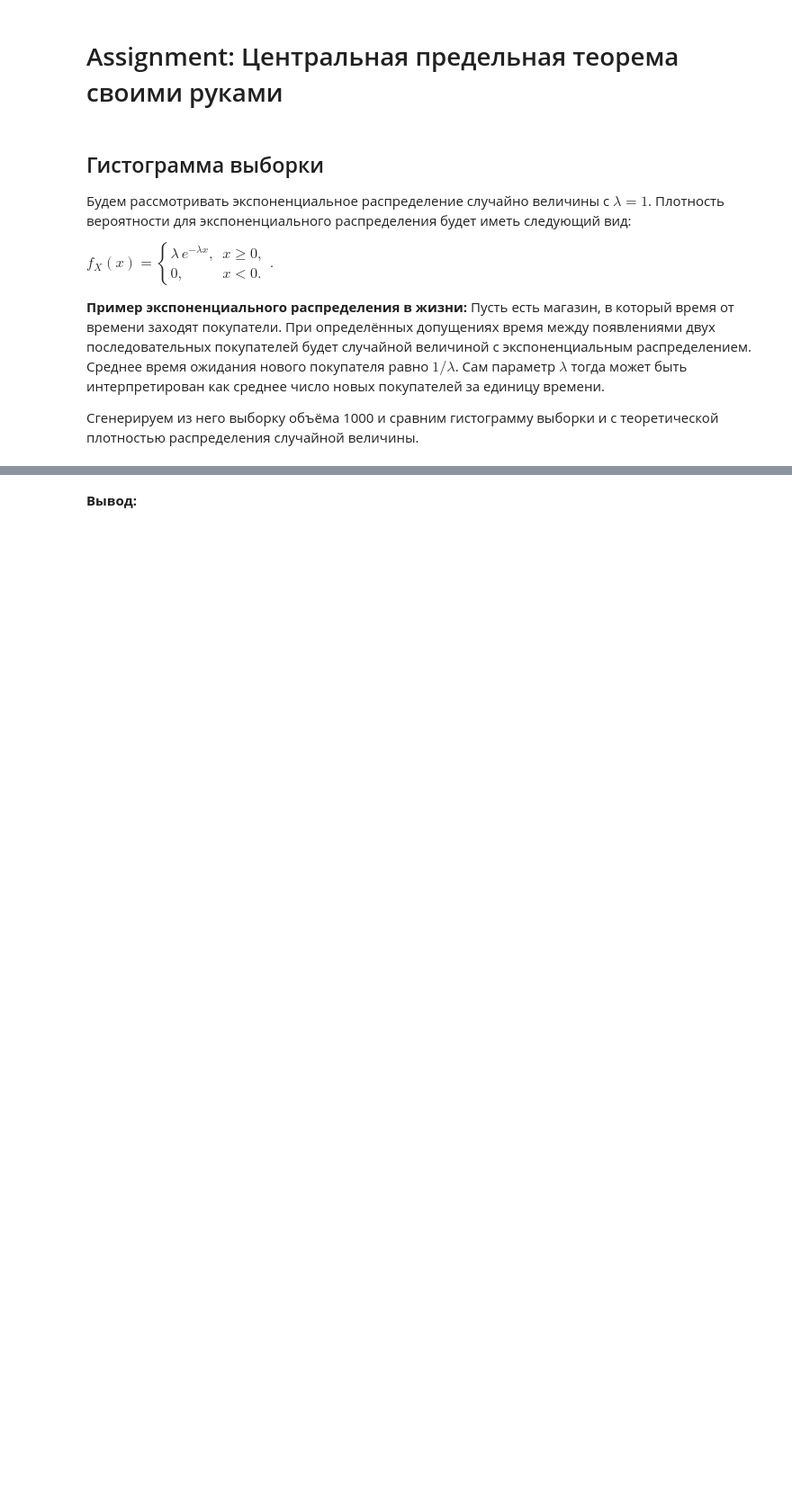
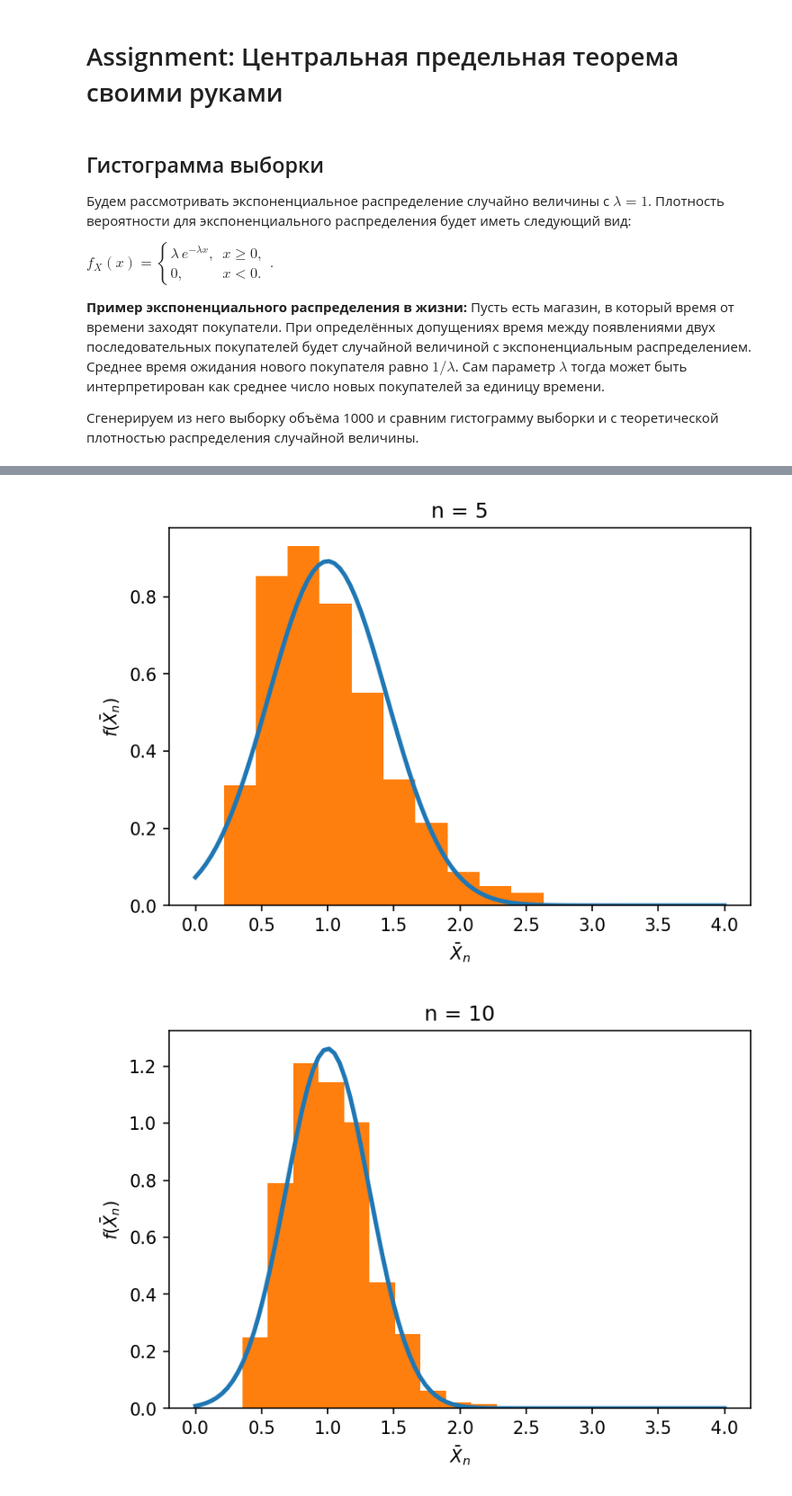
Before and after one commit to danfimov/coursera, a Jupyter notebook: Машинное обучение и анализ данных/Математика и Python для анализа данных/week_4/assigments/assigment_1.ipynb, the cells around one changed output, grey strips where cells are left out. Shown: that part at 90% size. Drawn from its saved outputs; the diff is of its cells as text; code cells hidden in the pictures; blank space fills up the shorter version.

```diff
--- a/Машинное обучение и анализ данных/Математика и Python для анализа данных/week_4/assigments/assigment_1.ipynb
+++ b/Машинное обучение и анализ данных/Математика и Python для анализа данных/week_4/assigments/assigment_1.ipynb
@@ -25,5 +52,39 @@ __Вывод:__
 В нашем случае экспоненциального распределения: $\mathbb{E}X = \lambda^{-1}\, = 1$ - _математическое ожидание_, $\mathbb{D}X = \lambda^{-2}\, = 1$ - _дисперсия_.
 
 Таким образом, __распределение выборочных средних экспоненциального распределения__ с $\lambda = 1$ будет приближаться нормальным распределением $N(\mu = 1, \sigma^2 = \frac{1}{n})$.
-# %% [markdown]
-__Вывод:__
+# %%
+# опишем функцию, которая для объема выборки n генерирует график гистограммы выборочных средних случайной величины
+# и теоретической оценки плотности вероятности для распределения выборочных средних
+
+def generate_pdf(n):
+    # сгенерируем выборочные средние по выборкам объема n
+    means = []
+    for _ in range(1000):
+        sample = rv.rvs(n)
+        sample_mean = np.mean(sample)
+        means.append(sample_mean)
+
+    # расчитаем теоритеческую плотность вероятности (pdf - probability density function) для нормального распределения
+    mu = 1 # theoretical expectation
+    sigma = (1./n) ** 0.5 # theoretical sigma
+    norm_rv = sts.norm(loc=mu, scale=sigma)
+    x = np.linspace(0,4,100)
+    pdf = norm_rv.pdf(x)
+
+    # построим гистограмму выборочных средних и наложим на нее теоретическую
+    # оценку плотности вероятности нормального распределения
+    plt.figure(dpi = 150)
+    plt.plot(x, pdf, linewidth = 2.5)
+    plt.hist(means, density = True)
+    plt.xlabel('$\\bar{X}_n$')
+    plt.ylabel('$f(\\bar{X}_n)$')
+    plt.title('n = %d' % n)
+    plt.show()
+# %%
+# построим гистограммы распределений выборочных средних и приближающих их нормальных распределений
+# при различных объемах выборок n
+for n in [5, 10, 50, 200]:
+    generate_pdf(n)
+# %% [output]
+[figure, added]
+[figure, added]
```
Also changed, not shown: parts of 6 cells of this notebook, 9 other files.
